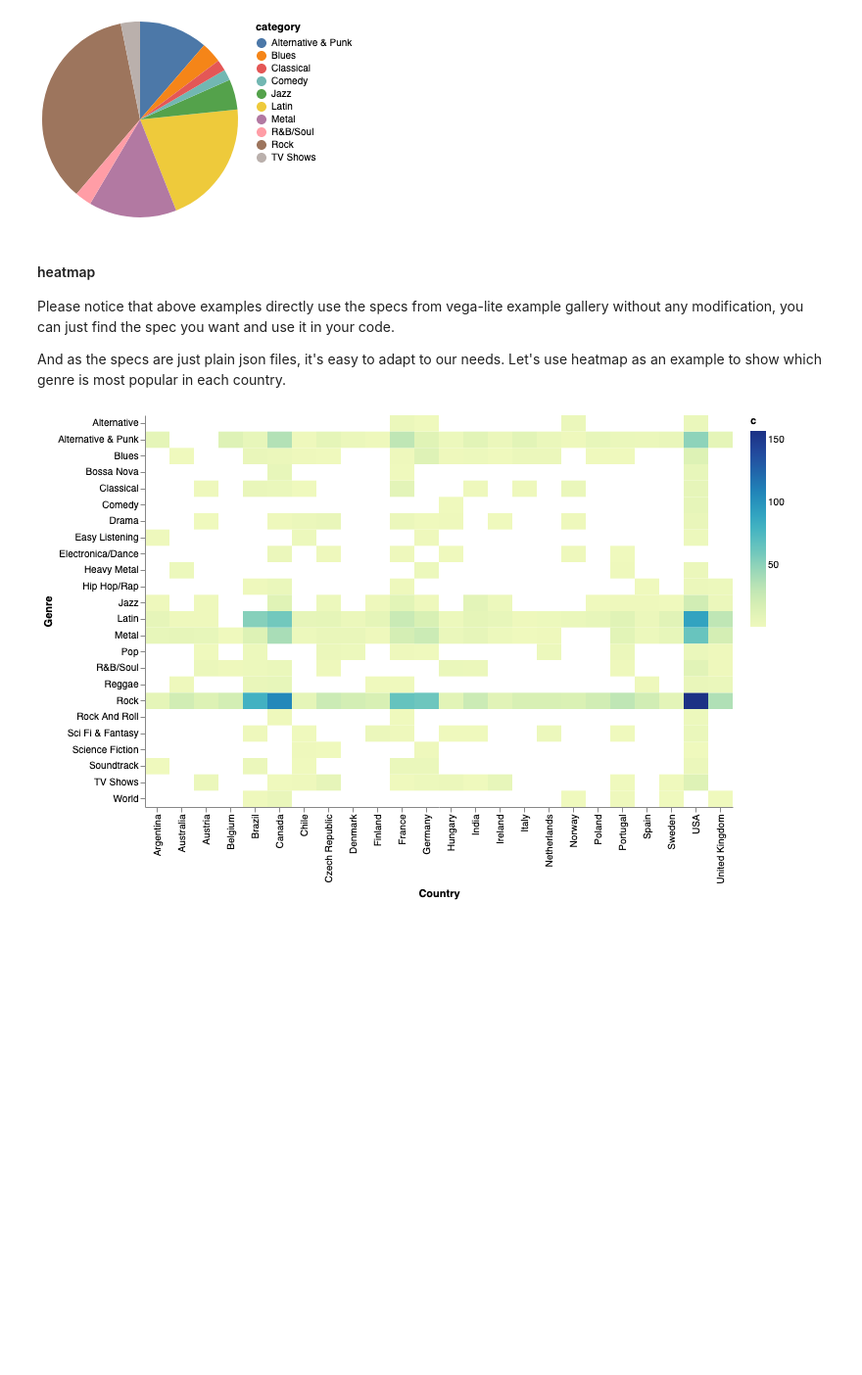
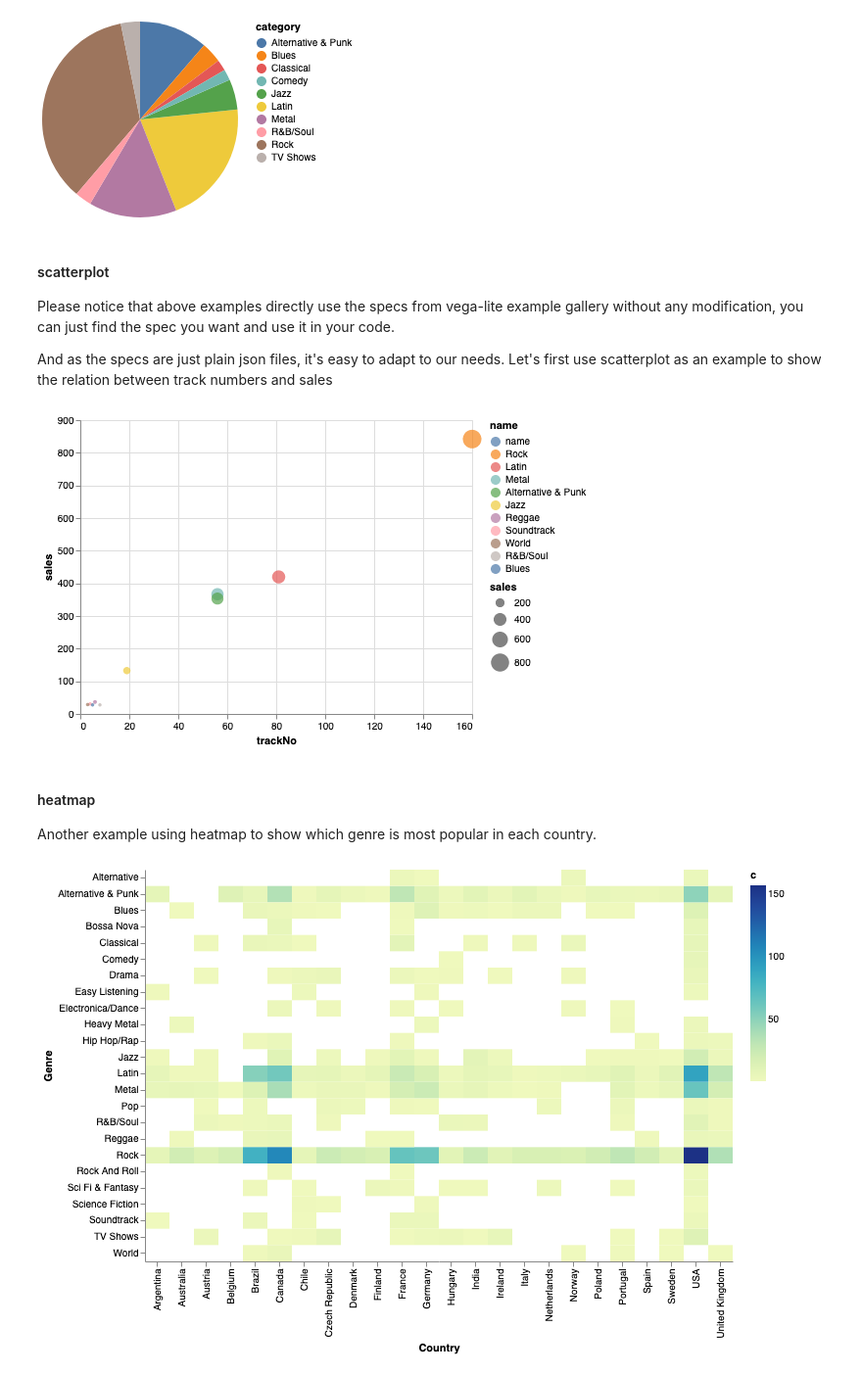
Before and after one commit to wangfenjin/xeus-tidb, a Jupyter notebook: examples/TiDB.ipynb, the cells around one changed output. Shown at 98% size. Saved outputs shown, nothing was run; the diff lists cells and outputs as text; code cells hidden in the pictures; blank space fills up the shorter version.

Commit message:
add more plot
Change-Id: I69c6308542d5dbf8a8070ce47ac96867d547b3e3

```diff
--- a/examples/TiDB.ipynb
+++ b/examples/TiDB.ipynb
@@ -163,11 +163,25 @@ LIMIT 10
 # %% [output]
 [figure]
 # %% [markdown]
-#### heatmap
+#### scatterplot
 
 Please notice that above examples directly use the specs from vega-lite example gallery without any modification, you can just find the spec you want and use it in your code.
 
-And as the specs are just plain json files, it's easy to adapt to our needs. Let's use heatmap as an example to show which genre is most popular in each country.
+And as the specs are just plain json files, it's easy to adapt to our needs. Let's first use scatterplot as an example to show the relation between track numbers and sales
+# %%
+%VEGA-LITE colored_scatterplot.vl.json
+select g.name name, sum(i.total) sales, count(distinct t.trackId) trackNo
+from track t
+    inner join genre g on g.genreId=t.genreId
+    inner join invoiceLine il on il.trackId=t.trackId
+    inner join invoice i on i.invoiceId=il.invoiceLineId
+group by g.name
+order by sales desc limit 10;
+# %% [output]
+[figure, added]
+# %% [markdown]
+#### heatmap
+Another example using heatmap to show which genre is most popular in each country.
 # %%
 %VEGA-LITE rect_category_heatmap.vl.json
 select i.BillingCountry as Country, g.name as Genre, count(1) as c
```
Also changed, not shown: parts of 1 cell of this notebook, 1 other file.
